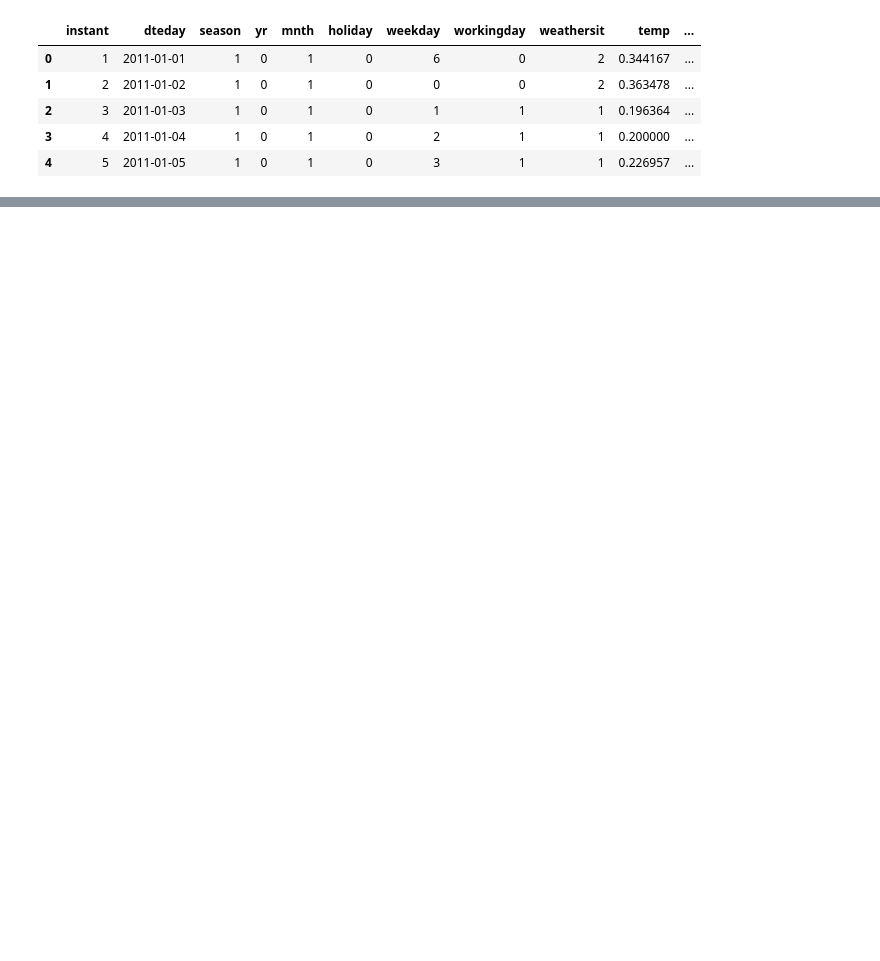
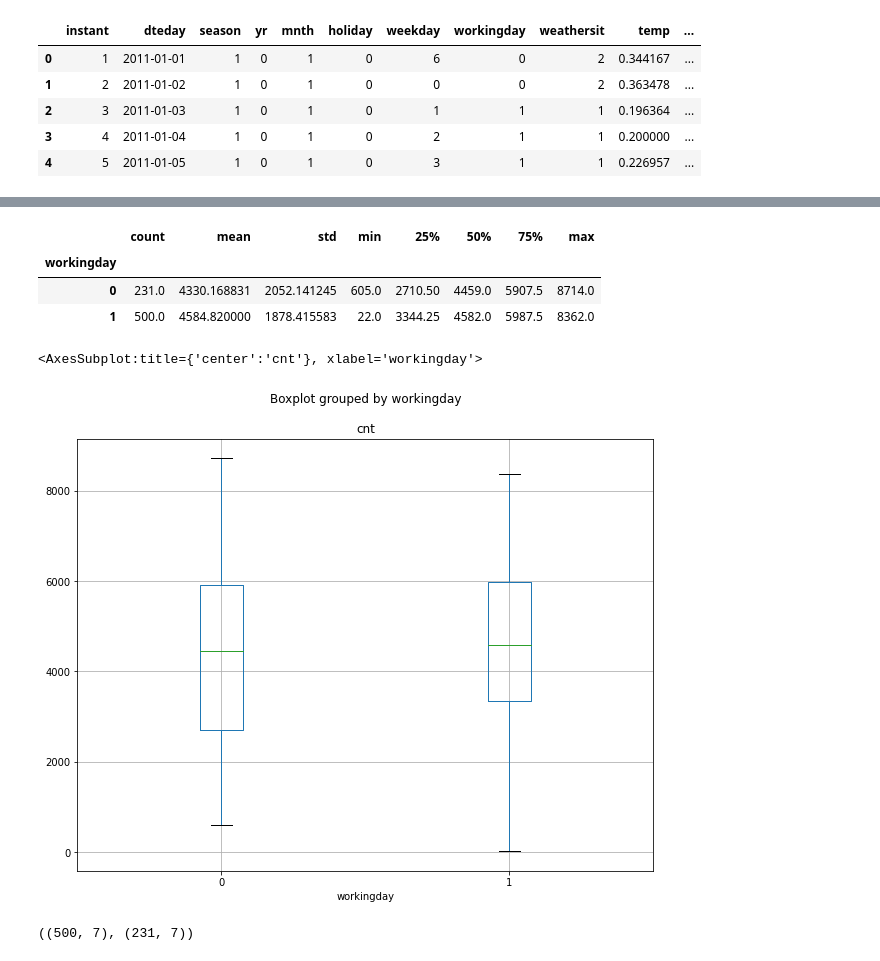
Before and after one commit to Crazz-Zaac/hypothesis-testing-python, a Jupyter notebook: T-test.ipynb, the cells around one changed output, grey strips where cells are left out. Cells and saved outputs as stored; diff of their text form; code cells hidden in the pictures; blank space fills up the shorter version.

Commit message:
data loading

```diff
--- a/T-test.ipynb
+++ b/T-test.ipynb
@@ -8,7 +8,7 @@ from sklearn.preprocessing import scale
 import researchpy as rp
 from scipy import stats
 # %%
-bike_sharing_data = pd.read_csv('day.csv')
+bike_sharing_data = pd.read_csv('datasets/day.csv')
 bike_sharing_data.head()
 # %% [output]
 |  | instant | dteday | season | yr | mnth | holiday | weekday | workingday | weathersit | temp | ... |
@@ -19,0 +33,3 @@ bike_sharing_data.head()
+# %%
+bike_sharing_data_cols = bike_sharing_data[['season', 'mnth', 'holiday',
+       'workingday', 'weathersit', 'temp', 'cnt']]
@@ -19,0 +112,12 @@ bike_sharing_data.head()
+# %%
+ bike_sharing_data_cols.groupby('workingday')['cnt'].describe()
+# %% [output]
+|  | count | mean | std | min | 25% | 50% | 75% | max |
+| workingday |  |  |  |  |  |  |  |  |
+| 0 | 231.0 | 4330.168831 | 2052.141245 | 605.0 | 2710.50 | 4459.0 | 5907.5 | 8714.0 |
+| 1 | 500.0 | 4584.820000 | 1878.415583 | 22.0 | 3344.25 | 4582.0 | 5987.5 | 8362.0 |
+# %%
+bike_sharing_data_cols.boxplot(column=['cnt'], by='workingday', figsize=(10,8))
+# %% [output]
+<AxesSubplot:title={'center':'cnt'}, xlabel='workingday'>
+[figure, added]
@@ -19,0 +130,4 @@ bike_sharing_data.head()
+# %%
+sample_01.shape, sample_02.shape
+# %% [output]
+((500, 7), (231, 7))
```
Also changed, not shown: parts of 13 cells of this notebook, 4 other files.
